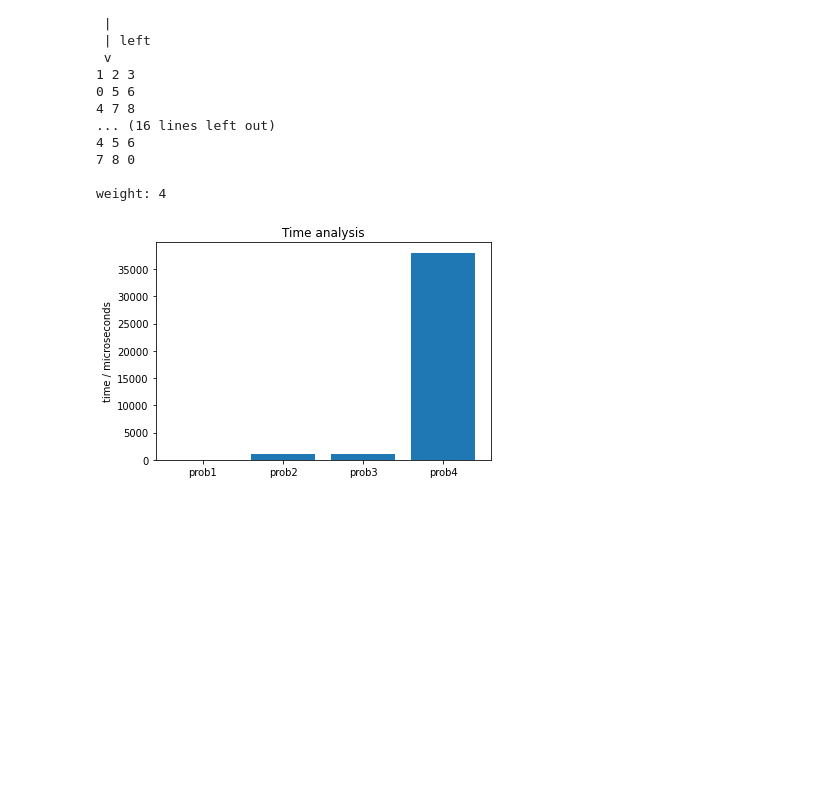
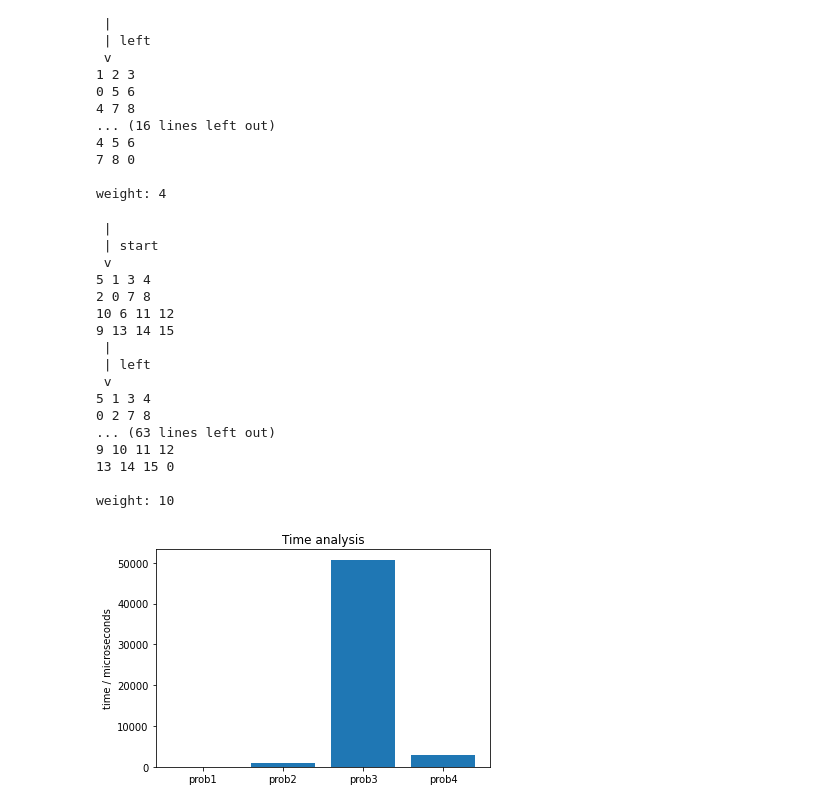
Before and after one commit to ctrlMarcio/feup-iart, a Jupyter notebook: sheet2 - Informed Search/2.ipynb, the cells around one changed output. Drawn from its saved outputs; the diff is of its cells as text; code cells hidden in the pictures; blank space fills up the shorter version.

```diff
--- a/sheet2 - Informed Search/2.ipynb
+++ b/sheet2 - Informed Search/2.ipynb
@@ -180,8 +180,9 @@ def right(state):
 functions = [up, down, left, right]
 
 
-def h1(state):
-    res = 0
+def h1(node):
+    state = node.state
+    res = node.depth
     for i in range(state.board_side):
         for j in range(state.board_side):
             if state.board[i][j] != 0 or state.board[i][j] != i*state.board_side + j + 1:
@@ -190,8 +191,9 @@ def h1(state):
     return res
 
 
-def h2(state):
-    res = 0
+def h2(node):
+    state = node.state
+    res = node.depth
     for i in range(state.board_side):
         for j in range(state.board_side):
             if state.board[i][j] != 0 and state.board[i][j] != i*state.board_side + j + 1:
@@ -303,32 +304,50 @@ time1 = (datetime.now() - start).microseconds
 
 #prob2
 start = datetime.now()
 initial_state = NPuzzleState([[1, 3, 6],
                             [5, 2, 0],
                             [4, 7, 8]])
 a_star(initial_state, functions, objective, h2)
 time2 = (datetime.now() - start).microseconds
 
 #prob3
 start = datetime.now()
 initial_state = NPuzzleState([[1, 6, 2],
                             [5, 7, 3],
                             [0, 4, 8]])
 a_star(initial_state, functions, objective, h2)
 time3 = (datetime.now() - start).microseconds
 
 #prob4
 start = datetime.now()
 initial_state = NPuzzleState([[5, 1, 3, 4],
                             [2, 0, 7, 8],
                             [10, 6, 11, 12],
                             [9, 13, 14, 15]])
-a_star(initial_state, functions, objective, h2)
+res = a_star(initial_state, functions, objective, h2)
 time4 = (datetime.now() - start).microseconds
+print(res)
 
 plt.bar(["prob1", "prob2", "prob3", "prob4"], [time1, time2, time3, time4])
 plt.title("Time analysis")
 plt.ylabel("time / microseconds")
 plt.show()
 # %% [output]
+ |
+ | start
+ v
+5 1 3 4
+2 0 7 8
+10 6 11 12
+9 13 14 15
+ |
+ | left
+ v
+5 1 3 4
+0 2 7 8
+... (63 lines left out)
+9 10 11 12
+13 14 15 0
+
+weight: 10
-[figure, old version]
+[figure, new version]
```
Also changed, not shown: parts of 1 cell of this notebook, 2 other files.
